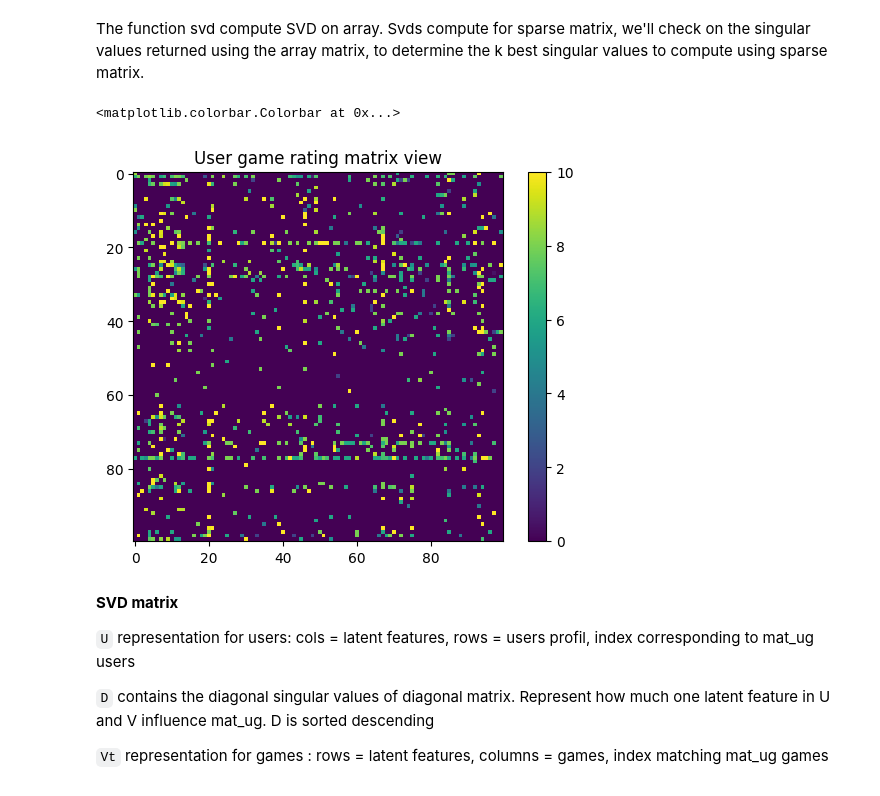
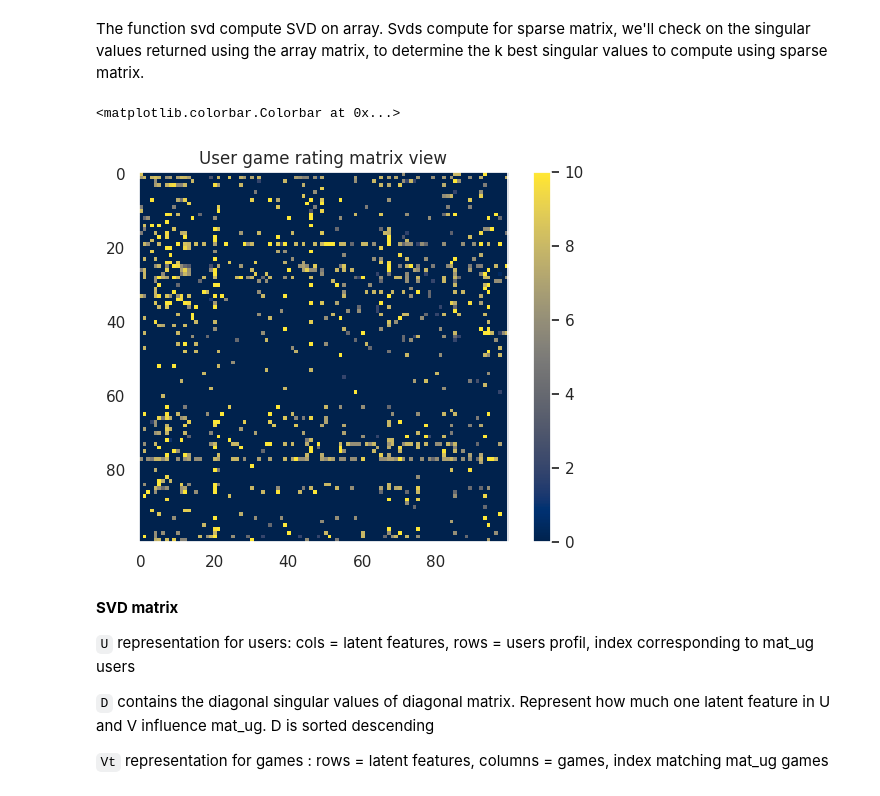
Before and after one commit to Franciline/Recommendation_system, a Jupyter notebook: svd_matrix.ipynb, the cells around one changed output. Saved outputs shown, nothing was run; the diff lists cells and outputs as text; code cells hidden in the pictures.

```diff
--- a/svd_matrix.ipynb
+++ b/svd_matrix.ipynb
@@ -45,12 +49,13 @@ The function svd compute SVD on array. Svds compute for sparse matrix, we'll che
 # %%
 # transforming the matrix as array for svd
 mat_ug = user_game_ratings.toarray()
-plt.imshow(mat_ug[:100,:100])
+plt.imshow(mat_ug[:100,:100], cmap="cividis")
+plt.grid(False)
 plt.title("User game rating matrix view")
 plt.colorbar()
 # %% [output]
 <matplotlib.colorbar.Colorbar at 0x...>
-[figure, old version]
+[figure, new version]
 # %% [markdown]
 **SVD matrix**
 
```
Also changed, not shown: parts of 32 cells of this notebook, 2 other files.
